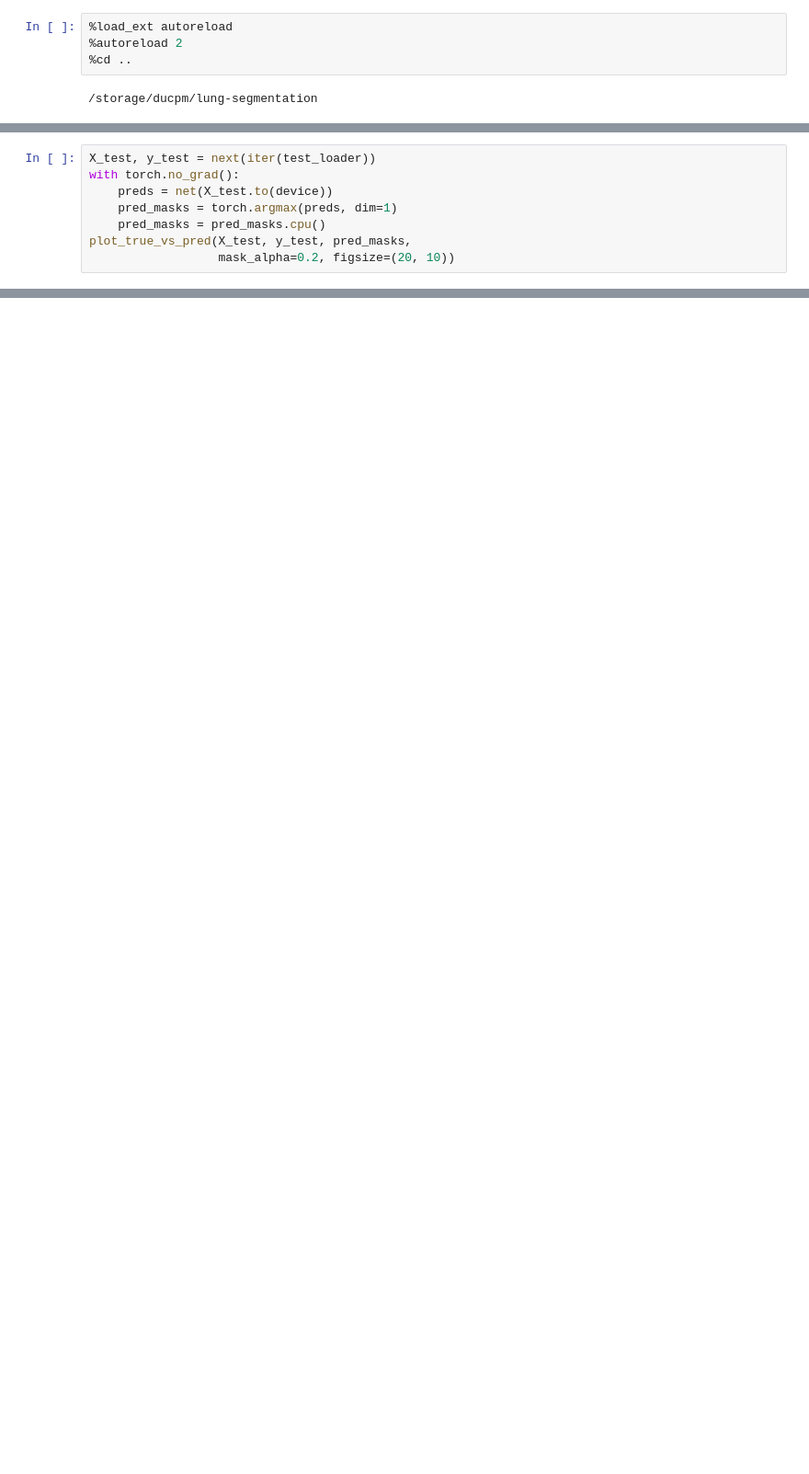
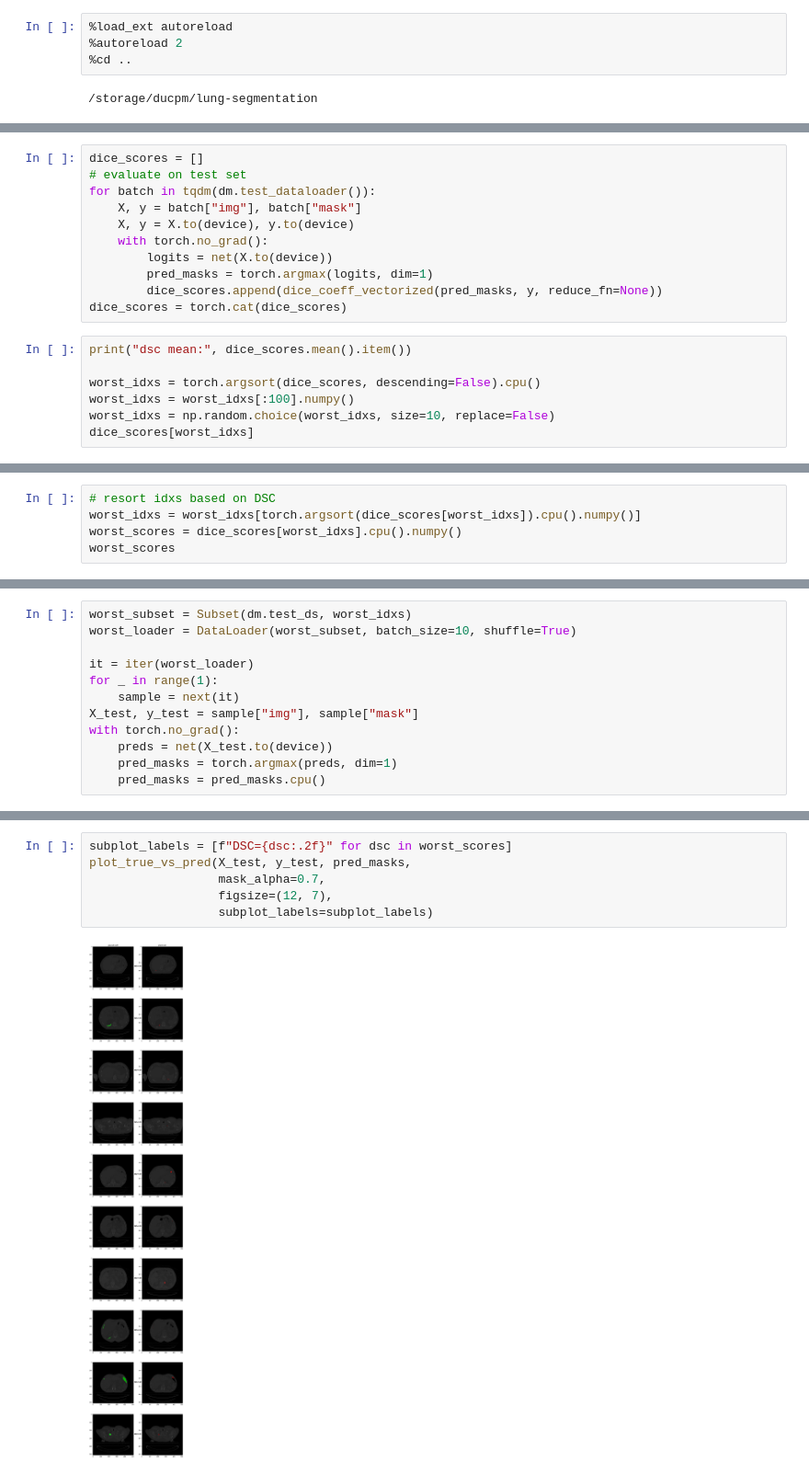
Before and after one commit to minhduc0711/lung-segmentation, a Jupyter notebook: notebooks/2.1-duc-unet-results.ipynb, the cells around one changed output, grey strips where cells are left out. Shown: that part at 92% size. Saved outputs shown, nothing was run; the diff lists cells and outputs as text; blank space fills up the shorter version.

```diff
--- a/notebooks/2.1-duc-unet-results.ipynb
+++ b/notebooks/2.1-duc-unet-results.ipynb
@@ -53,0 +45,18 @@ train: 279 scans, val: 79 scans, test: 41
+# %%
+dice_scores = []
+# evaluate on test set
+for batch in tqdm(dm.test_dataloader()):
+    X, y = batch["img"], batch["mask"]
+    X, y = X.to(device), y.to(device)
+    with torch.no_grad():
+        logits = net(X.to(device))
+        pred_masks = torch.argmax(logits, dim=1)
+        dice_scores.append(dice_coeff_vectorized(pred_masks, y, reduce_fn=None))
+dice_scores = torch.cat(dice_scores)
+# %%
+print("dsc mean:", dice_scores.mean().item())
+
+worst_idxs = torch.argsort(dice_scores, descending=False).cpu()
+worst_idxs = worst_idxs[:100].numpy()
+worst_idxs = np.random.choice(worst_idxs, size=10, replace=False)
+dice_scores[worst_idxs]
@@ -53,0 +67,5 @@ train: 279 scans, val: 79 scans, test: 41
+# %%
+# resort idxs based on DSC
+worst_idxs = worst_idxs[torch.argsort(dice_scores[worst_idxs]).cpu().numpy()]
+worst_scores = dice_scores[worst_idxs].cpu().numpy()
+worst_scores
@@ -54,8 +76,12 @@ train: 279 scans, val: 79 scans, test: 41
 # %%
-X_test, y_test = next(iter(test_loader))
+worst_subset = Subset(dm.test_ds, worst_idxs)
+worst_loader = DataLoader(worst_subset, batch_size=10, shuffle=True)
+
+it = iter(worst_loader)
+for _ in range(1):
+    sample = next(it)
+X_test, y_test = sample["img"], sample["mask"]
 with torch.no_grad():
     preds = net(X_test.to(device))
     pred_masks = torch.argmax(preds, dim=1)
     pred_masks = pred_masks.cpu()
-plot_true_vs_pred(X_test, y_test, pred_masks,
-                  mask_alpha=0.2, figsize=(20, 10))
@@ -71,0 +88,8 @@ CUDA_VISIBLE_DEVICES: [1]
+# %%
+subplot_labels = [f"DSC={dsc:.2f}" for dsc in worst_scores]
+plot_true_vs_pred(X_test, y_test, pred_masks,
+                  mask_alpha=0.7,
+                  figsize=(12, 7),
+                  subplot_labels=subplot_labels)
+# %% [output]
+[figure, added]
```
Also changed, not shown: parts of 7 cells of this notebook, 10 other files.
